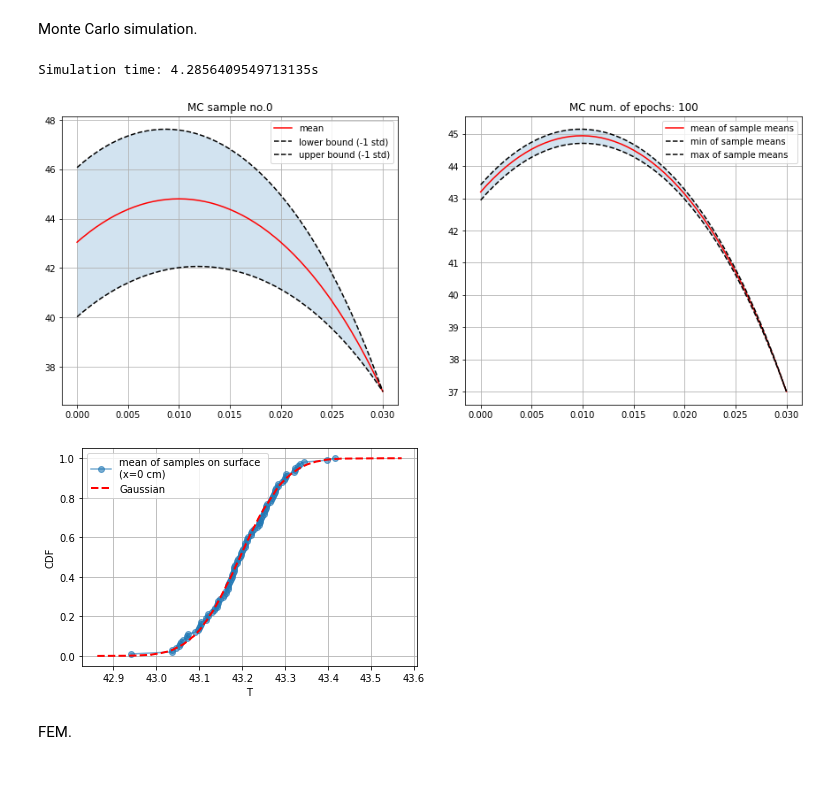
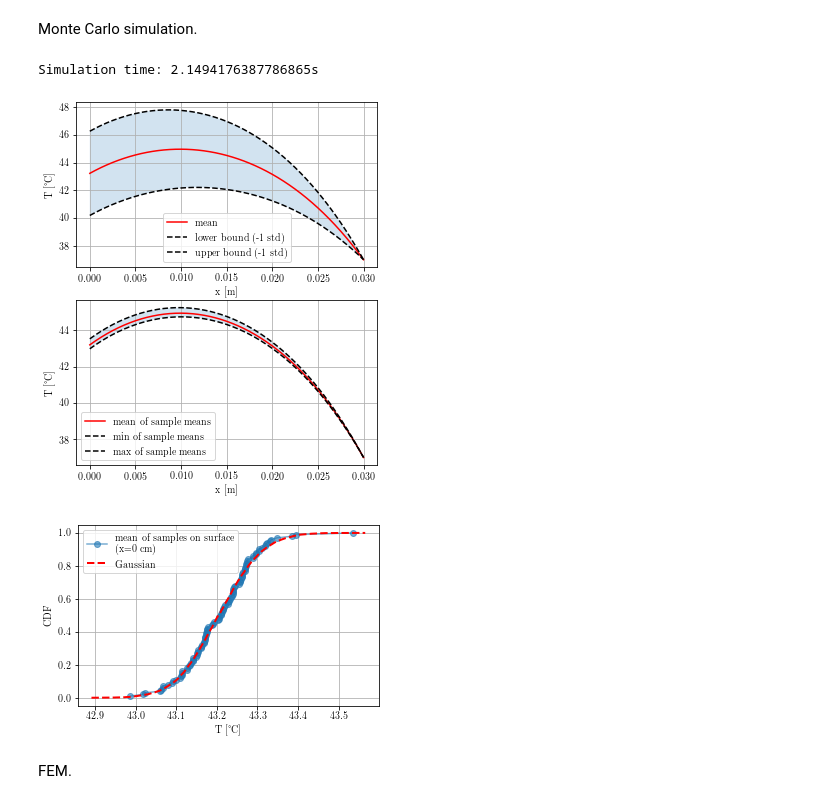
Before and after one commit to akapet00/neural-bhte, a Jupyter notebook: bioheat1D-time-invariant.ipynb, the cells around one changed output. Cells and saved outputs as stored; diff of their text form; code cells hidden in the pictures; blank space fills up the shorter version.

```diff
--- a/bioheat1D-time-invariant.ipynb
+++ b/bioheat1D-time-invariant.ipynb
@@ -99,7 +113,7 @@ plt.show()
 # %% [markdown]
 Monte Carlo simulation.
 # %%
-# @njit
+@njit
 def monteCarloSim(x, rvs, coef_var=0.2, num_samples=1000, num_iters=1000):
     sims_global = np.empty(shape=(num_iters, num_samples, rvs.shape[1]))
     for i in range(num_iters):
@@ -113,16 +127,16 @@ def monteCarloSim(x, rvs, coef_var=0.2, num_samples=1000, num_iters=1000):
         sims_global[i, :, :] = sims
     return sims_global
 
-# @njit
+@njit
 def monteCarloT(x, K, w_b, T_a, Q_m, h_0, T_f):
     A = np.sqrt(w_b/K)
-    lterm = (T_c - T_a - Q_m/w_b) * (A * cosh(A * x)  +\
-                +  (h_0/K) * sinh(A * x)) / (A * cosh(A * L) + (h_0/K) * sinh(A * L))
-    rterm = h_0/K * (T_f - T_a - Q_m/w_b) * sinh(A * (L * np.ones(shape=x.shape) - x)) / ( A * cosh(A * L) + (h_0/K) * sinh(A * L))
+    lterm = (T_c - T_a - Q_m/w_b) * (A * np.cosh(A * x)  +\
+                +  (h_0/K) * np.sinh(A * x)) / (A * np.cosh(A * L) + (h_0/K) * np.sinh(A * L))
+    rterm = h_0/K * (T_f - T_a - Q_m/w_b) * np.sinh(A * (L * np.ones(shape=x.shape) - x)) / ( A * np.cosh(A * L) + (h_0/K) * np.sinh(A * L))
 
     return T_a + Q_m/w_b + lterm + rterm
 
-# @njit
+@njit
 def monteCarloResample(x, mc):
     num_iters, num_samples, n_rv = mc.shape
 
@@ -142,46 +156,50 @@ mc = monteCarloSim(x, rvs, coef_var, num_samples, num_iters)
 T_mc = monteCarloResample(x, mc)
 print('Simulation time: {}s'.format(time.time() - start))
 # %% [output]
-Simulation time: 4.2856409549713135s
+Simulation time: 2.1494176387786865s
 # %%
-plt.figure(figsize=(15,6))
-
 # single sample
 _sample_exmp = 0
 T_mc0 = T_mc[_sample_exmp]
 T_mc0_mean = np.mean(T_mc0, axis=0)
 T_mc0_std = np.std(T_mc0, axis=0)
 T_mc0_lower_bound = T_mc0_mean - T_mc0_std
 T_mc0_upper_bound = T_mc0_mean + T_mc0_std
 
-plt.subplot(1,2,1)
-plt.plot(x, T_mc0_mean, 'r-', label='mean')
-plt.plot(x, T_mc0_lower_bound, 'k--', label='lower bound (-1 std)')
-plt.plot(x, T_mc0_upper_bound, 'k--', label='upper bound (-1 std)')
-plt.fill_between(x, T_mc0_lower_bound, T_mc0_upper_bound, alpha=0.2)
+fig = plt.figure(figsize=figsize(1, 2))
+ax = fig.add_subplot(211)
+ax.plot(x, T_mc0_mean, 'r-', label='mean')
+ax.plot(x, T_mc0_lower_bound, 'k--', label='lower bound (-1 std)')
+ax.plot(x, T_mc0_upper_bound, 'k--', label='upper bound (-1 std)')
+ax.fill_between(x, T_mc0_lower_bound, T_mc0_upper_bound, alpha=0.2)
+ax.set_xlabel('x [m]')
+ax.set_ylabel('T [°C]')
 plt.legend(loc='best')
-plt.title('MC sample no.{}'.format(_sample_exmp))
+# plt.title('Single MC sample')
 plt.grid()
 
 # full simulation
 T_mc_mean = np.mean(T_mc, axis=1)
 T_mean = np.mean(T_mc_mean, axis=0)
 T_std = np.std(T_mc_mean, axis=0)
 T_lower_bound = T_mc_mean[np.argmin(T_mc_mean[:, 0], axis=0)]
 T_upper_bound = T_mc_mean[np.argmax(T_mc_mean[:, 0], axis=0)]
 
-plt.subplot(1,2,2)
-plt.plot(x, T_mean, 'r-', label='mean of sample means')
-plt.plot(x, T_lower_bound, 'k--', label='min of sample means')
-plt.plot(x, T_upper_bound, 'k--', label='max of sample means')
-plt.fill_between(x, T_lower_bound, T_upper_bound, alpha=0.2)
+ax = fig.add_subplot(212)
+ax.plot(x, T_mean, 'r-', label='mean of sample means')
+ax.plot(x, T_lower_bound, 'k--', label='min of sample means')
+ax.plot(x, T_upper_bound, 'k--', label='max of sample means')
+ax.fill_between(x, T_lower_bound, T_upper_bound, alpha=0.2)
+ax.set_xlabel('x [m]')
+ax.set_ylabel('T [°C]')
 plt.legend(loc='best')
-plt.title('MC num. of epochs: {}'.format(num_iters))
+# plt.title('MC num. of epochs: {}'.format(num_iters))
 plt.grid()
 
+fig.savefig('{}-{}epochs-{}samples.pdf'.format('figs/mc-simulation', num_iters, num_samples), bbox_inches='tight')
 plt.show()
 # %% [output]
-[figure, old version]
+[figure, new version]
 # %%
 # distribution of sample means
 def ecdf(data):
@@ -191,21 +209,27 @@ def ecdf(data):
     y = np.arange(1, n+1) / n
     return x, y
 
+# distribution
 _exmp = 0
 x_cdf, y_cdf = ecdf(T_mc_mean[:, _exmp])
-plt.plot(x_cdf, y_cdf, marker='o', alpha=0.6, label='mean of samples on surface \n(x=0 cm)')
 
+# theretical gaussian distribution based on the MC simualted data
 samples = np.random.normal(np.mean(T_mc_mean[:, _exmp]), np.std(T_mc_mean[:, _exmp]), 10000)
 x_theor, y_theor = ecdf(samples)
-plt.plot(x_theor, y_theor, 'r--', linewidth=2, label='Gaussian')
 
-plt.xlabel('T')
-plt.ylabel('CDF')
+fig = plt.figure(figsize=figsize(1))
+ax = fig.add_subplot(111)
+ax.plot(x_cdf, y_cdf, marker='o', alpha=0.6, label='mean of samples on surface \n(x=0 cm)')
+ax.plot(x_theor, y_theor, 'r--', linewidth=2, label='Gaussian')
+ax.set_xlabel('T [°C]')
+ax.set_ylabel('CDF')
 plt.grid()
 plt.legend(loc='best')
+
+fig.savefig('{}.pdf'.format('figs/mc-distribution'), bbox_inches='tight')
 plt.show()
 # %% [output]
-[figure, old version]
+[figure, new version]
 # %% [markdown]
 FEM.
 # %%
```
Also changed, not shown: parts of 11 cells of this notebook, 13 other files.
